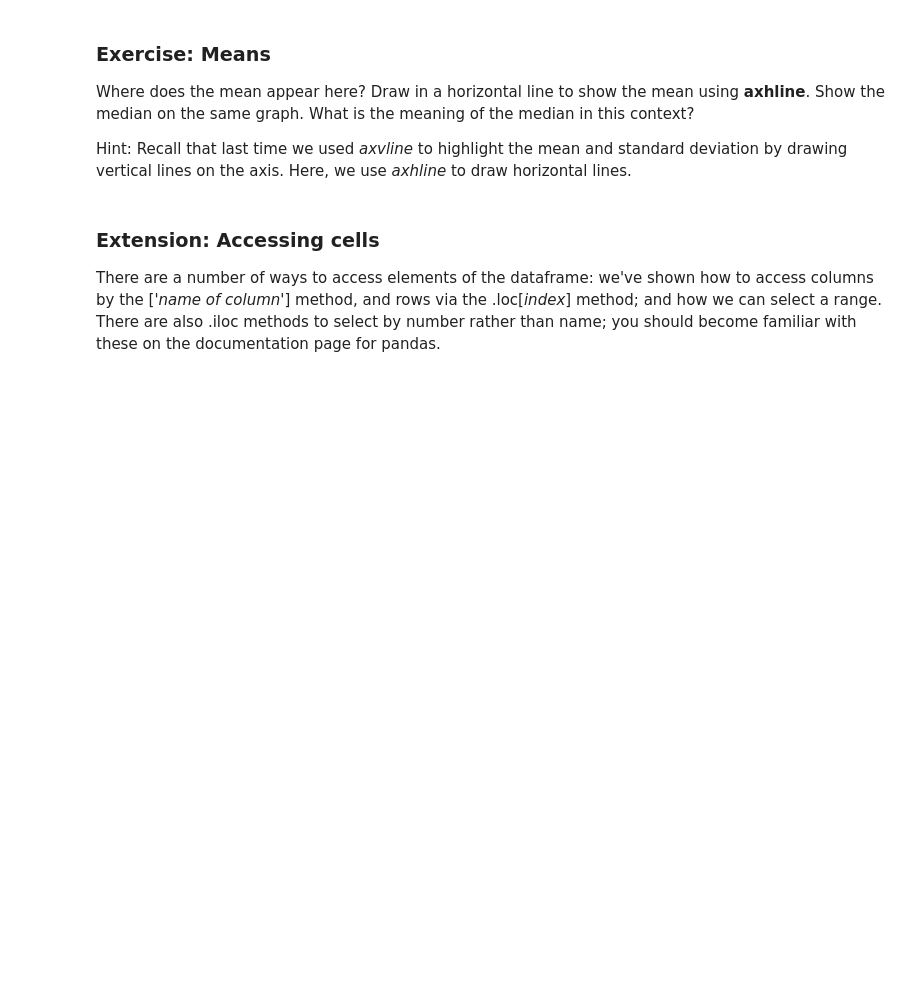
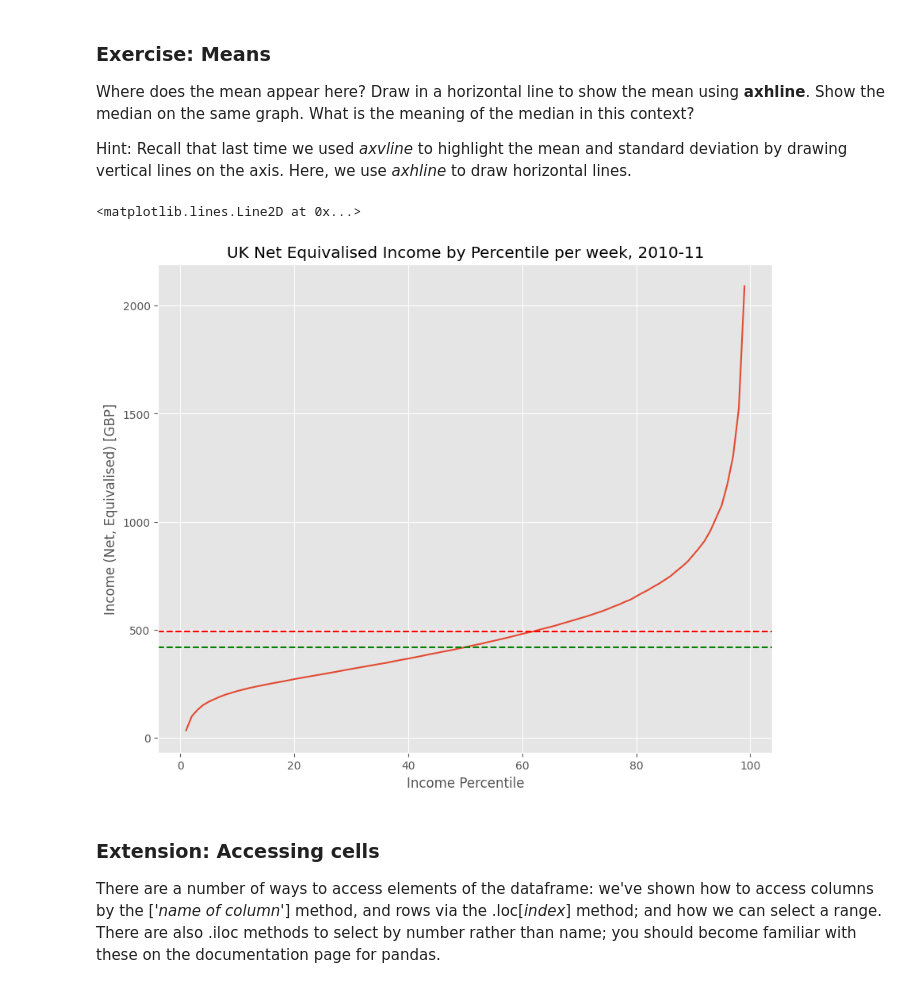
Before and after one commit to Zccarou/QM2, a Jupyter notebook: notebooks/W02. Pandas.ipynb, the cells around one changed output. Cells and saved outputs as stored; diff of their text form; code cells hidden in the pictures; blank space fills up the shorter version.

```diff
--- a/notebooks/W02. Pandas.ipynb
+++ b/notebooks/W02. Pandas.ipynb
@@ -218,6 +218,16 @@ We see a curve that is pretty linear in the middle region, but curves rapidly up
 Where does the mean appear here? Draw in a horizontal line to show the mean using **axhline**. Show the median on the same graph. What is the meaning of the median in this context?
 
 Hint: Recall that last time we used *axvline* to highlight the mean and standard deviation by drawing vertical lines on the axis. Here, we use *axhline* to draw horizontal lines.
+# %%
+income['Net equivalised household income in 2010-11, week'].plot()
+plt.title('UK Net Equivalised Income by Percentile per week, 2010-11')
+plt.xlabel('Income Percentile')
+plt.ylabel('Income (Net, Equivalised) [GBP]')
+plt.axhline(income['Net equivalised household income in 2010-11, week'].mean(), color='r', linestyle='--')
+plt.axhline(income['Net equivalised household income in 2010-11, week'].median(), color='g', linestyle='--')
+# %% [output]
+<matplotlib.lines.Line2D at 0x...>
+[figure, added]
 # %% [markdown]
 ### Extension: Accessing cells
 
```
Also changed, not shown: parts of 7 cells of this notebook.
